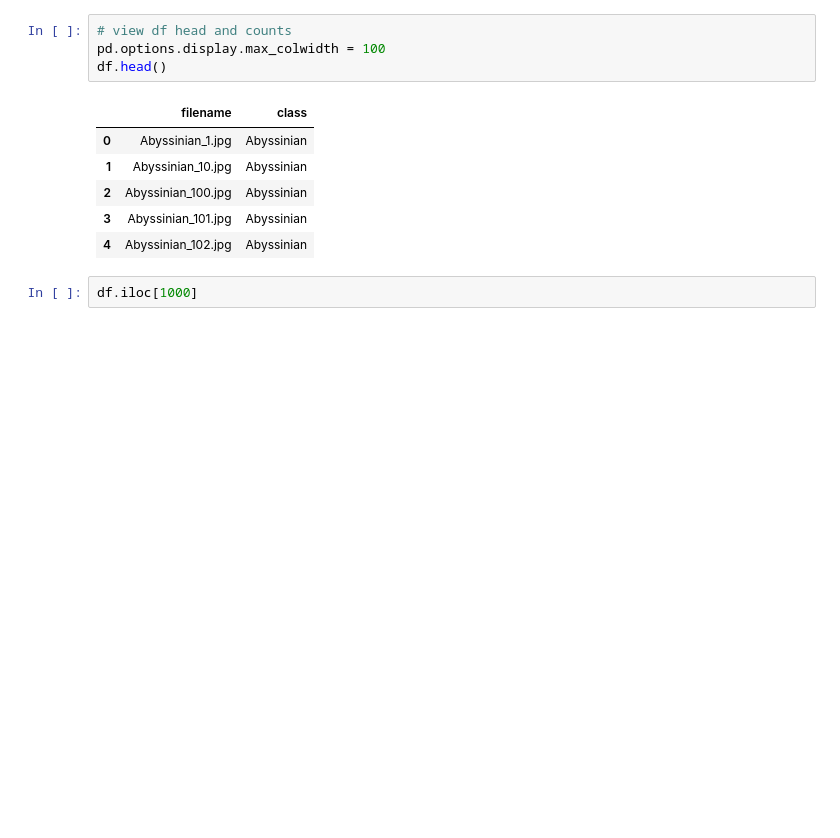
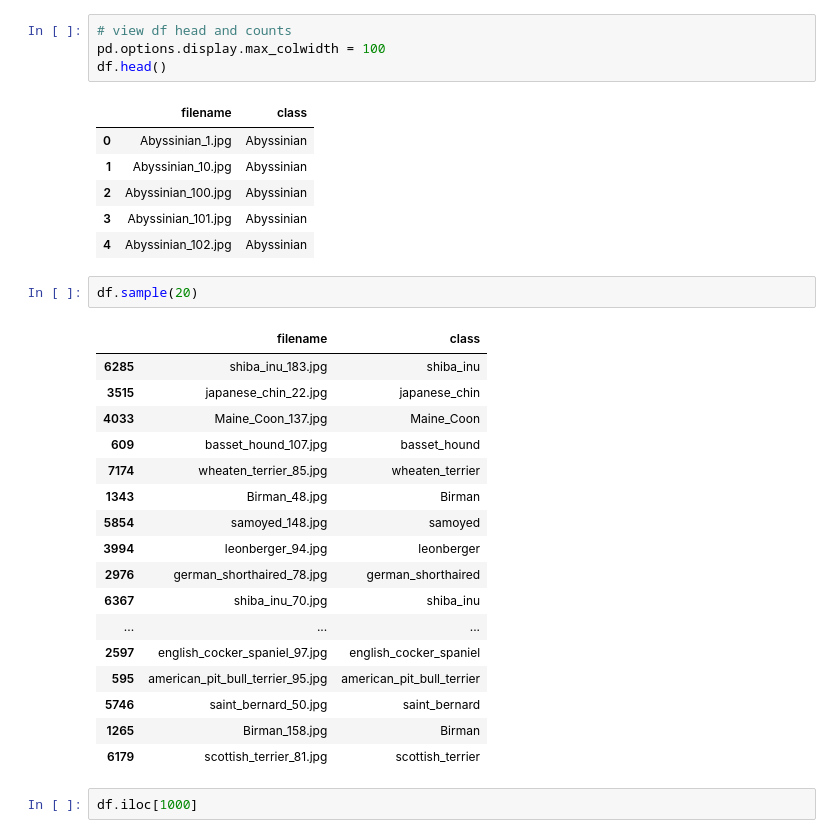
Before and after one commit to sray1/DL_experiments, a Jupyter notebook: pet_identifier_keras.ipynb, the cells around one changed output. Saved outputs shown, nothing was run; the diff lists cells and outputs as text; blank space fills up the shorter version.

```diff
--- a/pet_identifier_keras.ipynb
+++ b/pet_identifier_keras.ipynb
@@ -88,6 +94,26 @@ df.head()
 | 2 | Abyssinian_100.jpg | Abyssinian |
 | 3 | Abyssinian_101.jpg | Abyssinian |
 | 4 | Abyssinian_102.jpg | Abyssinian |
+# %%
+df.sample(20)
+# %% [output]
+|  | filename | class |
+| 6285 | shiba_inu_183.jpg | shiba_inu |
+| 3515 | japanese_chin_22.jpg | japanese_chin |
+| 4033 | Maine_Coon_137.jpg | Maine_Coon |
+| 609 | basset_hound_107.jpg | basset_hound |
+| 7174 | wheaten_terrier_85.jpg | wheaten_terrier |
+| 1343 | Birman_48.jpg | Birman |
+| 5854 | samoyed_148.jpg | samoyed |
+| 3994 | leonberger_94.jpg | leonberger |
+| 2976 | german_shorthaired_78.jpg | german_shorthaired |
+| 6367 | shiba_inu_70.jpg | shiba_inu |
+| ... | ... | ... |
+| 2597 | english_cocker_spaniel_97.jpg | english_cocker_spaniel |
+| 595 | american_pit_bull_terrier_95.jpg | american_pit_bull_terrier |
+| 5746 | saint_bernard_50.jpg | saint_bernard |
+| 1265 | Birman_158.jpg | Birman |
+| 6179 | scottish_terrier_81.jpg | scottish_terrier |
 # %%
 df.iloc[1000]
 # %% [output]
```
Also changed, not shown: parts of 31 cells of this notebook.
